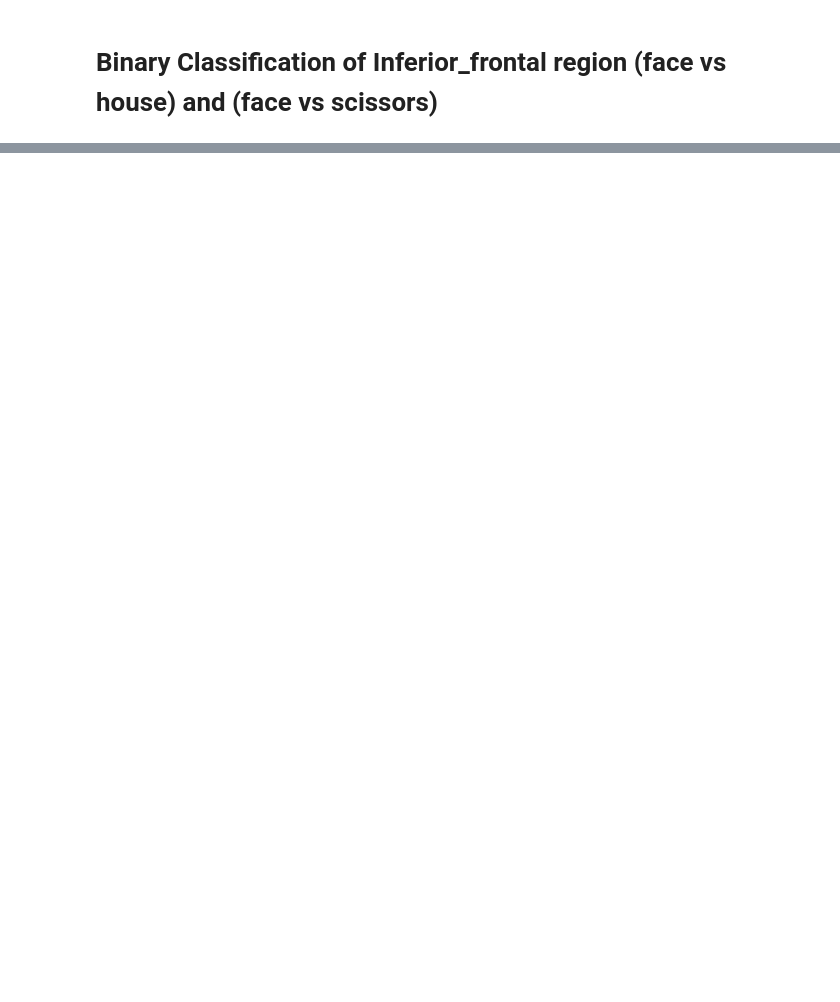
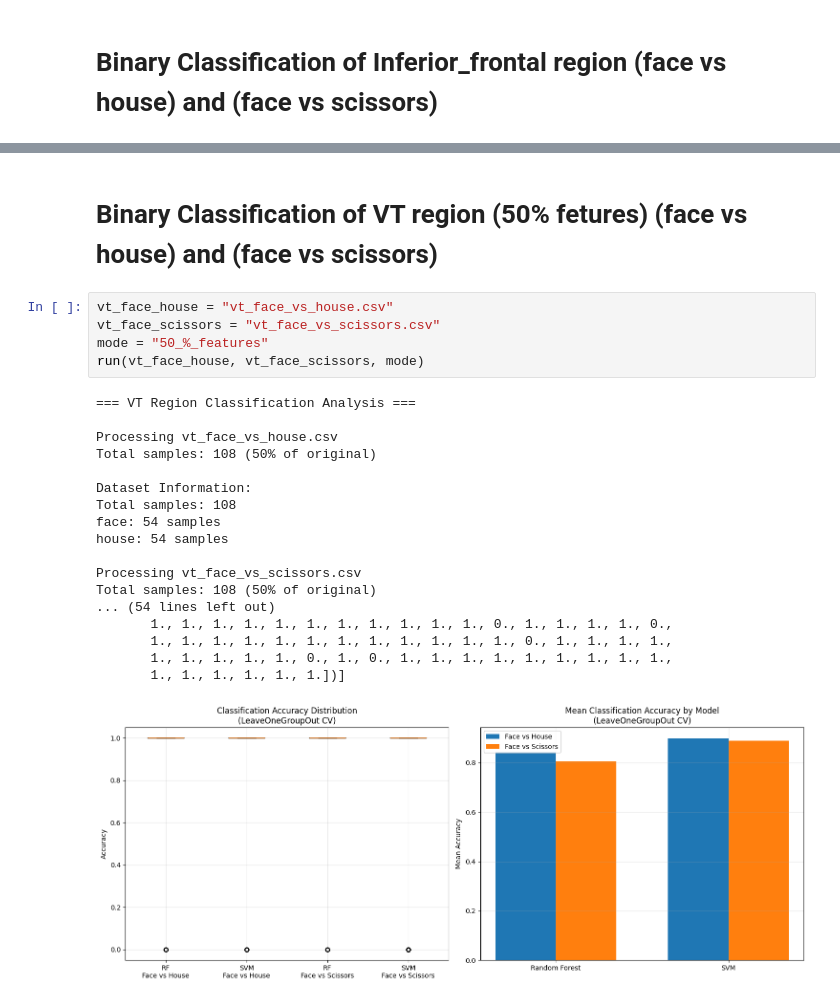
Before and after one commit to shaoncvit/Cog_Science_AI, a Jupyter notebook: assign_1/assign1.ipynb, the cells around one changed output, grey strips where cells are left out. Drawn from its saved outputs; the diff is of its cells as text; blank space fills up the shorter version.

Commit message:
Added LeaveOneGroupOut Completed binary classification using 50% features

```diff
--- a/assign_1/assign1.ipynb
+++ b/assign_1/assign1.ipynb
@@ -364,0 +387,26 @@ SVM: Test Acc = 0.977, CV Acc = 0.565 (+/- 0.216)
+# %% [markdown]
+# Binary Classification of VT region (50% fetures) (face vs house) and (face vs scissors)
+# %%
+vt_face_house = "vt_face_vs_house.csv"
+vt_face_scissors = "vt_face_vs_scissors.csv"
+mode = "50_%_features"
+run(vt_face_house, vt_face_scissors, mode)
+# %% [output]
+=== VT Region Classification Analysis ===
+
+Processing vt_face_vs_house.csv
+Total samples: 108 (50% of original)
+
+Dataset Information:
+Total samples: 108
+face: 54 samples
+house: 54 samples
+
+Processing vt_face_vs_scissors.csv
+Total samples: 108 (50% of original)
+... (54 lines left out)
+       1., 1., 1., 1., 1., 1., 1., 1., 1., 1., 1., 0., 1., 1., 1., 1., 0.,
+       1., 1., 1., 1., 1., 1., 1., 1., 1., 1., 1., 1., 0., 1., 1., 1., 1.,
+       1., 1., 1., 1., 1., 0., 1., 0., 1., 1., 1., 1., 1., 1., 1., 1., 1.,
+       1., 1., 1., 1., 1., 1.])]
+[figure, added]
```
Also changed, not shown: parts of 5 cells of this notebook.
